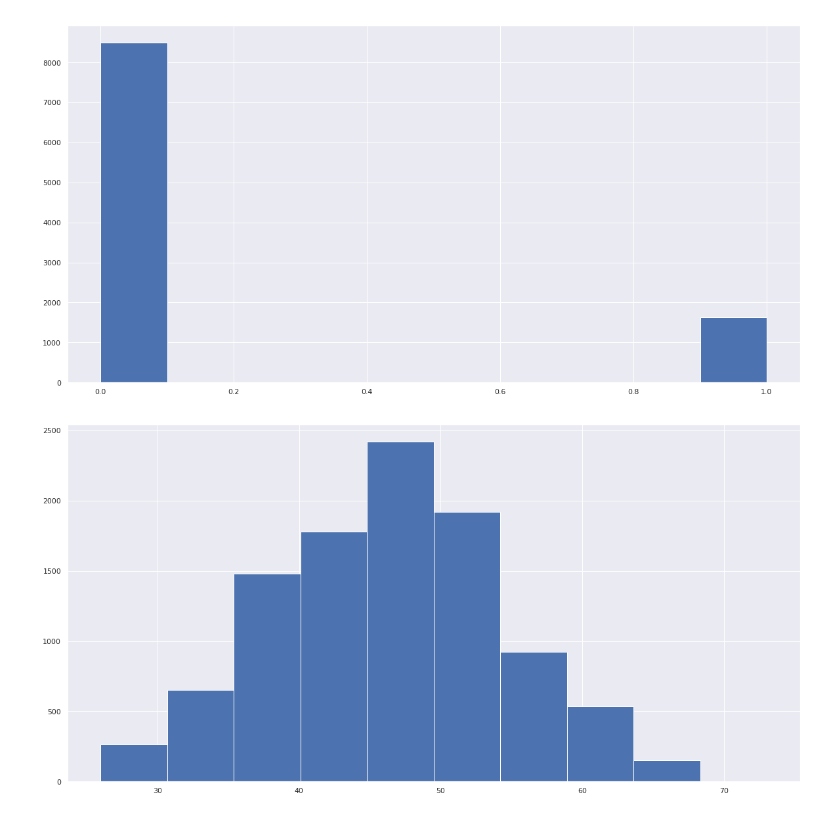
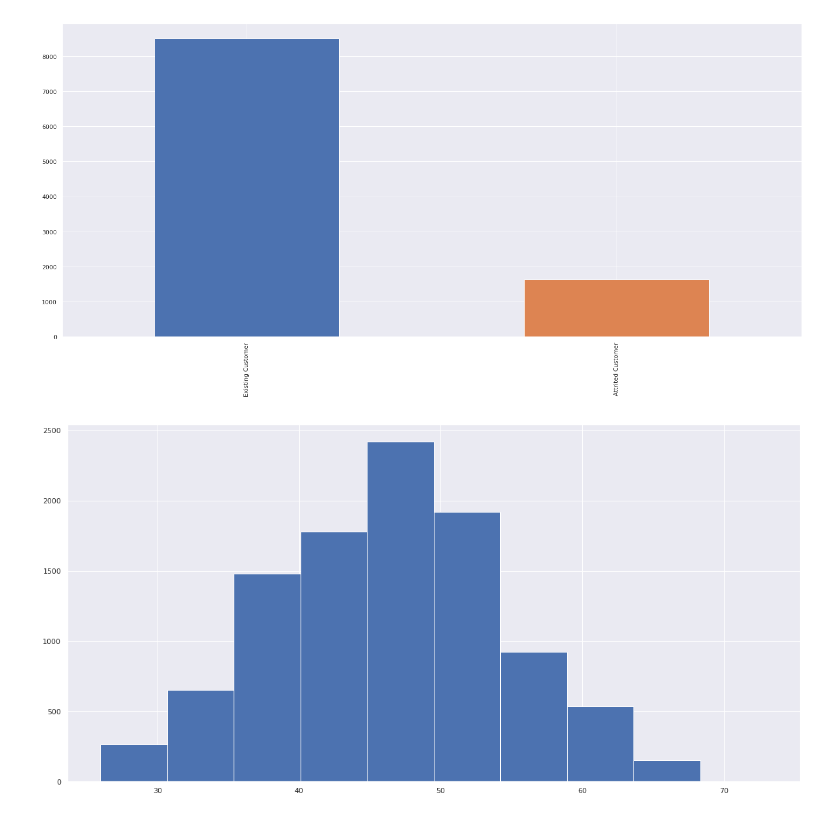
Before and after one commit to LastExile16/ml_devops_udacity, a Jupyter notebook: proj1_cutomer_churn/churn_notebook.ipynb, the cells around one changed output. Cells and saved outputs as stored; diff of their text form; code cells hidden in the pictures.

```diff
--- a/proj1_cutomer_churn/churn_notebook.ipynb
+++ b/proj1_cutomer_churn/churn_notebook.ipynb
@@ -18,6 +18,6 @@ from sklearn.metrics import plot_roc_curve, classification_report
 import os
 os.environ['QT_QPA_PLATFORM']='offscreen'
 # %%
-df = pd.read_csv(r"./data/bank_data.csv")
+df = pd.read_csv(r"./data/bank_data.csv", header=0, index_col=0)
 df.head()
 # %% [output]
@@ -93,9 +93,11 @@ quant_columns = [
 df['Churn'] = df['Attrition_Flag'].apply(lambda val: 0 if val == "Existing Customer" else 1)
 # %%
 plt.figure(figsize=(20,10))
-df['Churn'].hist();
+# df['Churn'].hist();
+df['Attrition_Flag'].value_counts().plot(kind='bar');
+plt.tight_layout()
 # %% [output]
-[figure, old version]
+[figure, new version]
 # %%
 plt.figure(figsize=(20,10))
 df['Customer_Age'].hist();
```
Also changed, not shown: parts of 10 cells of this notebook, 7 other files.
